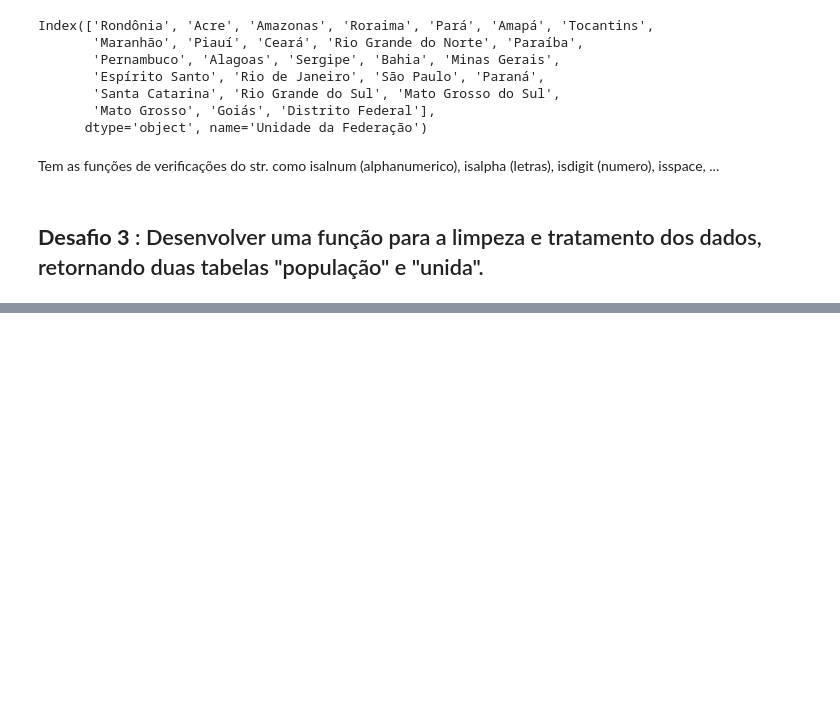
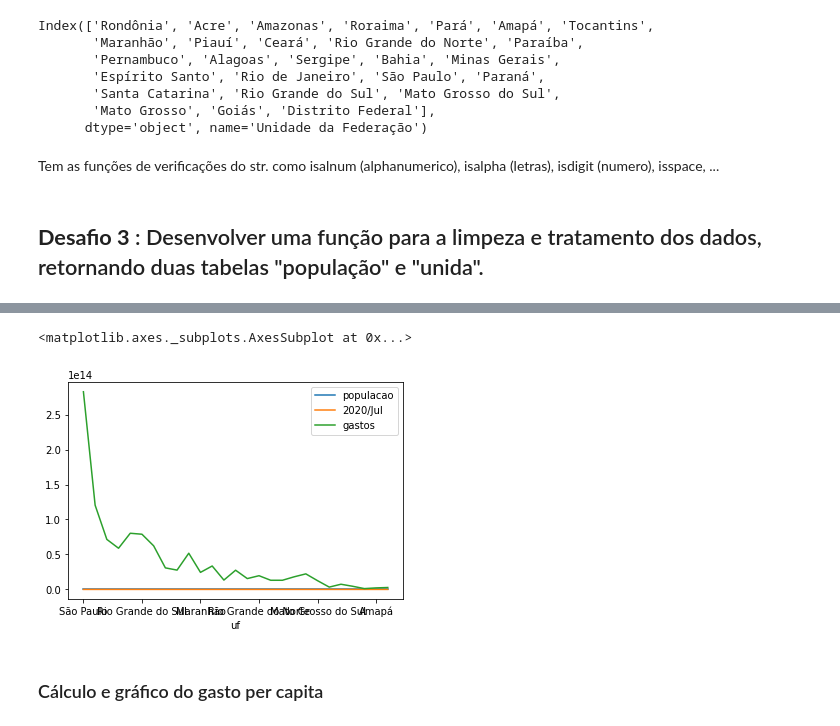
Before and after one commit to carollimaxp/data_science_alura, a Jupyter notebook: DS_Bootcamp_Módulo_2.ipynb, the cells around one changed output, grey strips where cells are left out. Saved outputs shown, nothing was run; the diff lists cells and outputs as text; code cells hidden in the pictures; blank space fills up the shorter version.

```diff
--- a/DS_Bootcamp_Módulo_2.ipynb
+++ b/DS_Bootcamp_Módulo_2.ipynb
@@ -426,0 +439,7 @@ gasto_e_populacao_recente
+# %%
+## Não usar 2 eixos, com duas métricas que não tem relação - dinheiro e pessoas
+gasto_e_populacao_recente["gastos"] = gasto_e_populacao_recente["2020/Jul"] * 1000000
+gasto_e_populacao_recente.plot()
+# %% [output]
+<matplotlib.axes._subplots.AxesSubplot at 0x...>
+[figure, added]
@@ -426,0 +448,2 @@ gasto_e_populacao_recente
+# %% [markdown]
+### Cálculo e gráfico do gasto per capita
```
Also changed, not shown: parts of 75 cells of this notebook.
